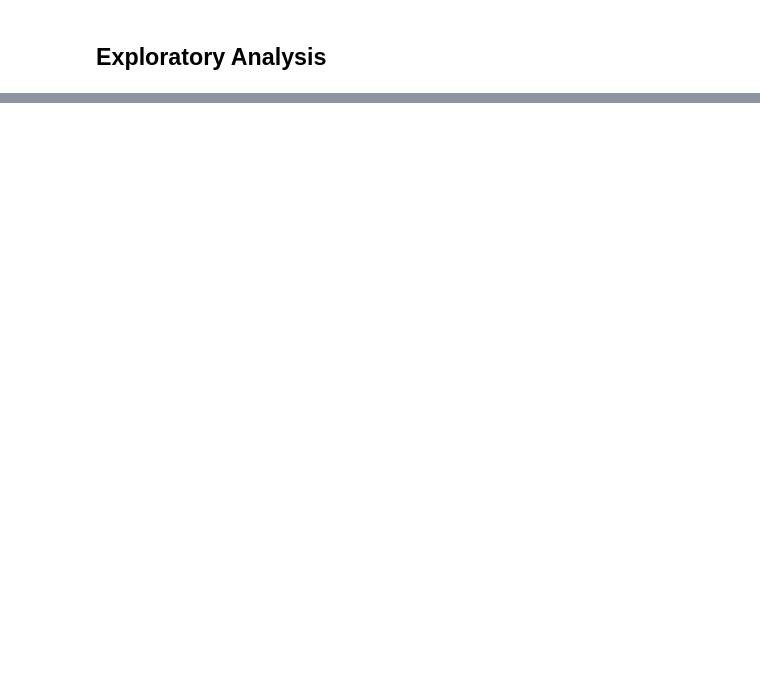
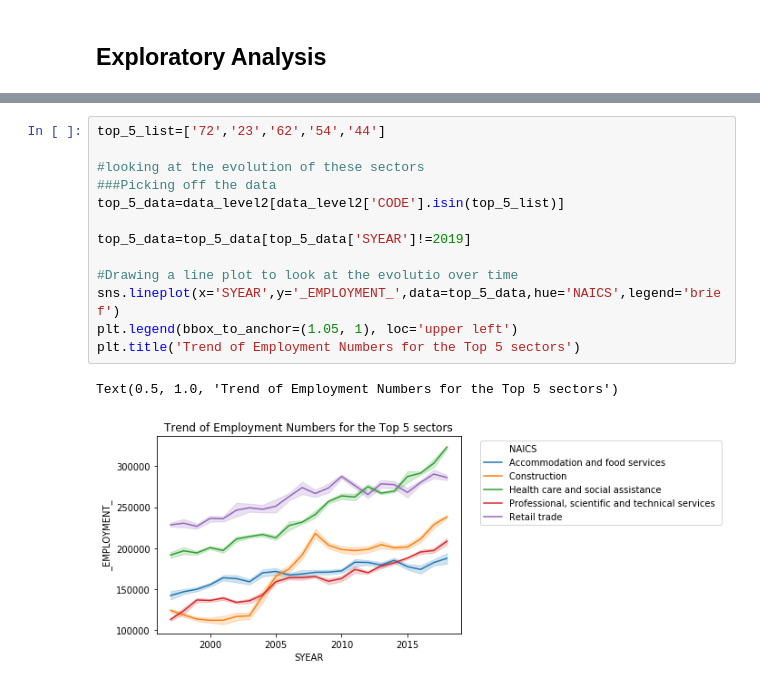
Before and after one commit to ussozi/data_insights_NAICS_timeseries, a Jupyter notebook: NAICS_timeseries_Analysis.ipynb, the cells around one changed output, grey strips where cells are left out. Cells and saved outputs as stored; diff of their text form; blank space fills up the shorter version.

```diff
--- a/NAICS_timeseries_Analysis.ipynb
+++ b/NAICS_timeseries_Analysis.ipynb
@@ -100,0 +161,16 @@ data_output.columns=['SYEAR', 'SMTH', 'LMO_Detailed_Industry', 'Employment']
+# %%
+top_5_list=['72','23','62','54','44']
+
+#looking at the evolution of these sectors
+###Picking off the data
+top_5_data=data_level2[data_level2['CODE'].isin(top_5_list)]
+
+top_5_data=top_5_data[top_5_data['SYEAR']!=2019]
+
+#Drawing a line plot to look at the evolutio over time
+sns.lineplot(x='SYEAR',y='_EMPLOYMENT_',data=top_5_data,hue='NAICS',legend='brief')
+plt.legend(bbox_to_anchor=(1.05, 1), loc='upper left')
+plt.title('Trend of Employment Numbers for the Top 5 sectors')
+# %% [output]
+Text(0.5, 1.0, 'Trend of Employment Numbers for the Top 5 sectors')
+[figure, added]
```
Also changed, not shown: parts of 35 cells of this notebook.
